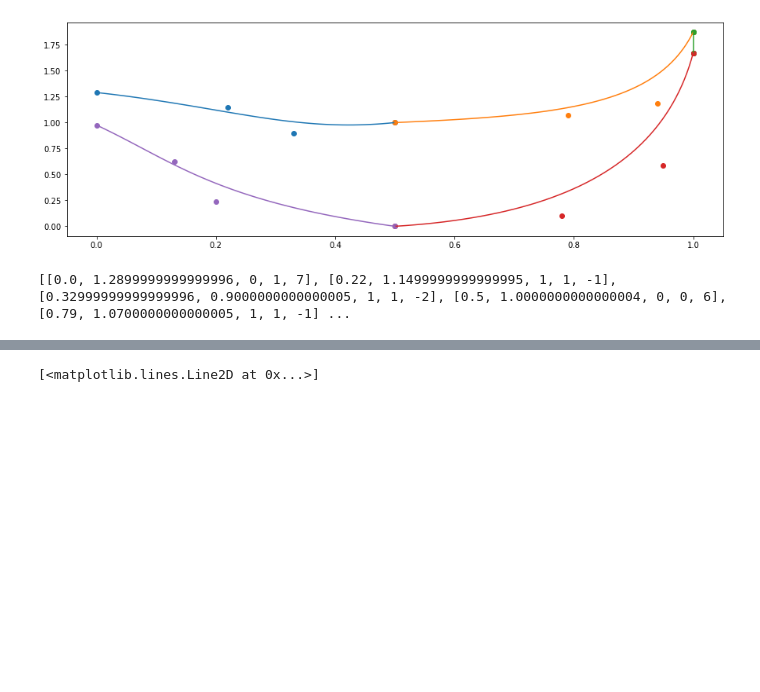
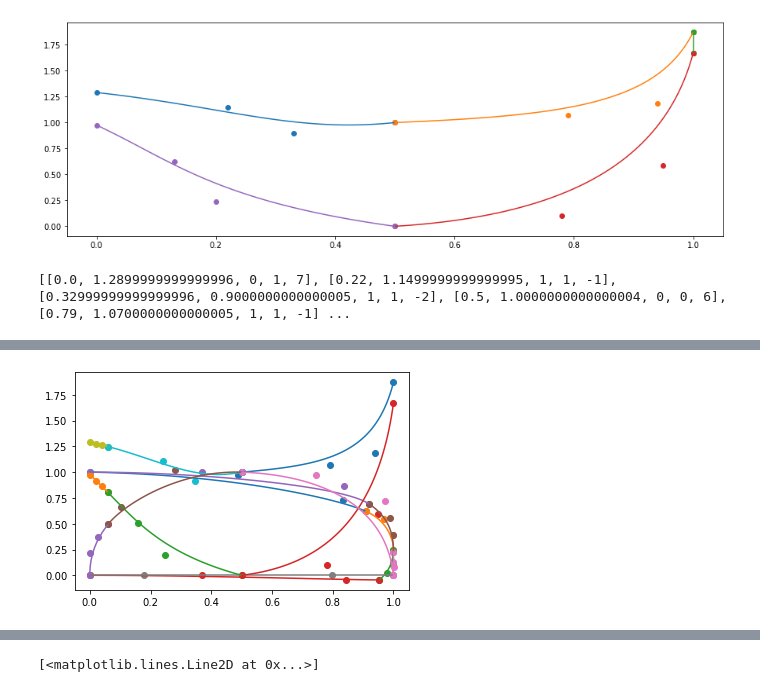
Before and after one commit to Kipre/tinyshaper, a Jupyter notebook: surf.ipynb, the cells around one changed output, grey strips where cells are left out. Drawn from its saved outputs; the diff is of its cells as text; code cells hidden in the pictures; blank space fills up the shorter version.

```diff
--- a/surf.ipynb
+++ b/surf.ipynb
@@ -647,0 +729,7 @@ print(all_points)
+# %%
+%autoreload
+b = Board('board2.json')
+
+b.plot_2d()
+# %% [output]
+[figure, added]
```
Also changed, not shown: parts of 11 cells of this notebook, 4 other files.
